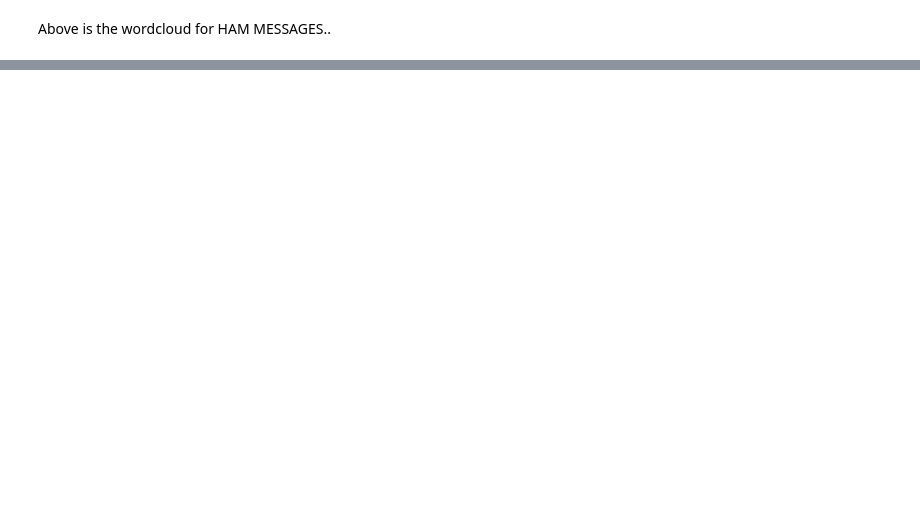
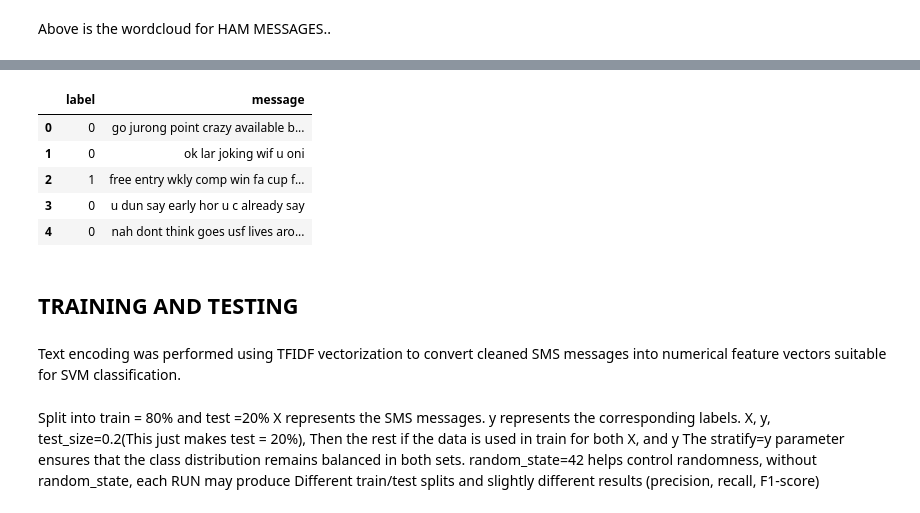
Before and after one commit to LegendSeyi/Support-Vector-Machine-ML-project, a Jupyter notebook: Group_G_SVM_ML.ipynb, the cells around one changed output, grey strips where cells are left out. Saved outputs shown, nothing was run; the diff lists cells and outputs as text; code cells hidden in the pictures; blank space fills up the shorter version.

```diff
--- a/Group_G_SVM_ML.ipynb
+++ b/Group_G_SVM_ML.ipynb
@@ -252,0 +293,14 @@ Above is the wordcloud for HAM MESSAGES..
+# %%
+df = data[['label_encoded', 'cleaned_message']]
+df = df.rename(columns={'label_encoded': 'label', 'cleaned_message': 'message'}) #rename the encoded to cleaned to a simpler name for simplicity sake.
+# %%
+df.head()
+# %% [output]
+|  | label | message |
+| 0 | 0 | go jurong point crazy available b... |
+| 1 | 0 | ok lar joking wif u oni |
+| 2 | 1 | free entry wkly comp win fa cup f... |
+| 3 | 0 | u dun say early hor u c already say |
+| 4 | 0 | nah dont think goes usf lives aro... |
+# %% [markdown]
+## TRAINING AND TESTING
@@ -252,0 +313,9 @@ Above is the wordcloud for HAM MESSAGES..
+# %% [markdown]
+Text encoding was performed using TFIDF vectorization to convert cleaned SMS messages into numerical feature vectors suitable for SVM classification.
+# %% [markdown]
+Split into train = 80% and test =20%
+X represents the SMS messages.
+y represents the corresponding labels.
+X, y, test_size=0.2(This just makes test = 20%), Then the rest if the data is used in train for both X, and y
+The stratify=y parameter ensures that the class distribution remains balanced in both sets.
+random_state=42 helps control randomness, without random_state, each RUN may produce Different train/test splits and slightly different results (precision, recall, F1-score)
```
Also changed, not shown: parts of 21 cells of this notebook.
